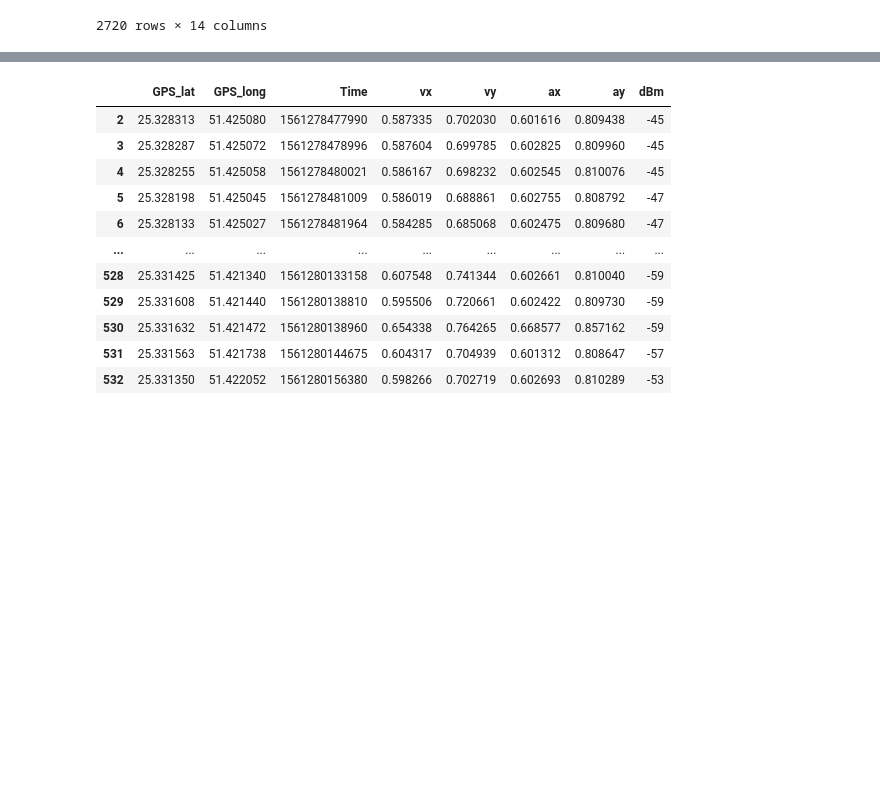
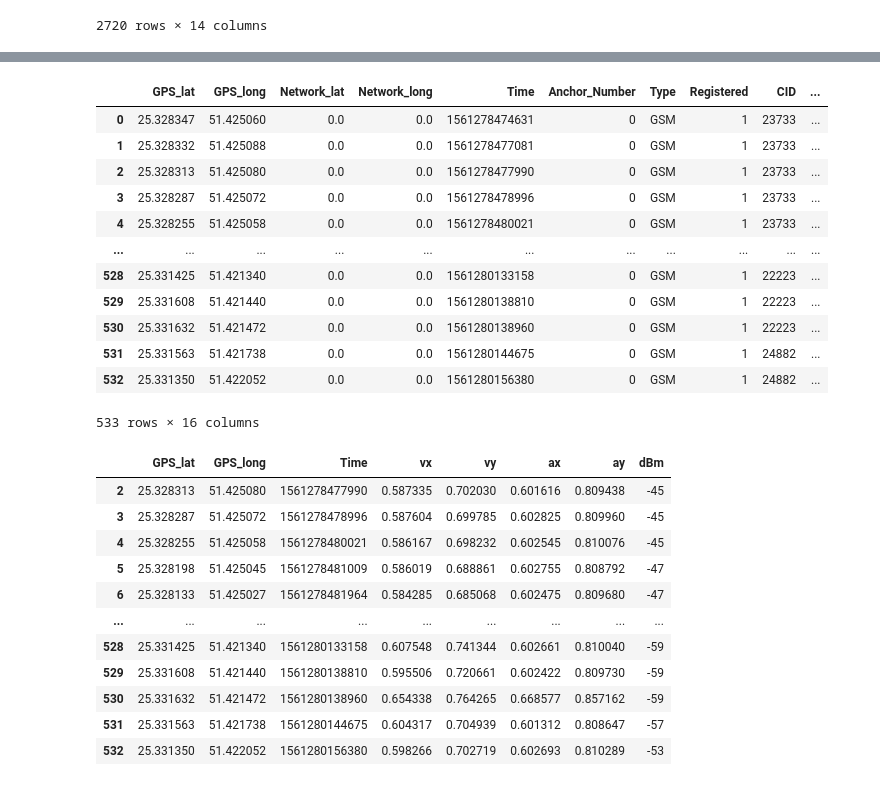
Before and after one commit to gitkeniwo/gps-spoofing-detection, a Jupyter notebook: notebooks/whelan.ipynb, the cells around one changed output, grey strips where cells are left out. Saved outputs shown, nothing was run; the diff lists cells and outputs as text; code cells hidden in the pictures; blank space fills up the shorter version.

```diff
--- a/notebooks/whelan.ipynb
+++ b/notebooks/whelan.ipynb
@@ -50,3 +57,18 @@ WHERE Time in (
 """
 
 df = ps.sqldf(stmt, locals())
+# %%
+from utils.haversine import haversine_component_distance
+
+haversine_dist_lat, haversine_dist_lon = [], []
+
+for rows in range(1, len(df)):
+    dist =  haversine_component_distance(
+        (df.loc[rows-1, 'GPS_lat'], df.loc[rows-1, 'GPS_long']),
+        (df.loc[rows, 'GPS_lat'], df.loc[rows, 'GPS_long'])
+        )
+    haversine_dist_lat.append(dist[0])
+    haversine_dist_lon.append(dist[1])
+
+pd.Series(haversine_dist_lat) / df.Time.diff().dropna().reset_index(drop=True)
+pd.Series(haversine_dist_lon) / df.Time.diff().dropna().reset_index(drop=True)
@@ -53,3 +88,26 @@ df = ps.sqldf(stmt, locals())
+# %%
+df['vx'] = pd.Series(haversine_dist_lat) / df.Time.diff().dropna().reset_index(drop=True)
+df['vy'] = pd.Series(haversine_dist_lon) / df.Time.diff().dropna().reset_index(drop=True)
+df.dropna(inplace=True)
+
+# compute acceleration
+df['ax'] = df.vx.diff() / df.Time.diff()
+df['ay'] = df.vy.diff() / df.Time.diff()
+df.dropna(inplace=True)
+# %% [output]
+|  | GPS_lat | GPS_long | Network_lat | Network_long | Time | Anchor_Number | Type | Registered | CID | ... |
+| 0 | 25.328347 | 51.425060 | 0.0 | 0.0 | 1561278474631 | 0 | GSM | 1 | 23733 | ... |
+| 1 | 25.328332 | 51.425088 | 0.0 | 0.0 | 1561278477081 | 0 | GSM | 1 | 23733 | ... |
+| 2 | 25.328313 | 51.425080 | 0.0 | 0.0 | 1561278477990 | 0 | GSM | 1 | 23733 | ... |
+| 3 | 25.328287 | 51.425072 | 0.0 | 0.0 | 1561278478996 | 0 | GSM | 1 | 23733 | ... |
+| 4 | 25.328255 | 51.425058 | 0.0 | 0.0 | 1561278480021 | 0 | GSM | 1 | 23733 | ... |
+| ... | ... | ... | ... | ... | ... | ... | ... | ... | ... | ... |
+| 528 | 25.331425 | 51.421340 | 0.0 | 0.0 | 1561280133158 | 0 | GSM | 1 | 22223 | ... |
+| 529 | 25.331608 | 51.421440 | 0.0 | 0.0 | 1561280138810 | 0 | GSM | 1 | 22223 | ... |
+| 530 | 25.331632 | 51.421472 | 0.0 | 0.0 | 1561280138960 | 0 | GSM | 1 | 22223 | ... |
+| 531 | 25.331563 | 51.421738 | 0.0 | 0.0 | 1561280144675 | 0 | GSM | 1 | 24882 | ... |
+| 532 | 25.331350 | 51.422052 | 0.0 | 0.0 | 1561280156380 | 0 | GSM | 1 | 24882 | ... |
+533 rows × 16 columns
 # %%
 from utils.preprocessing import zero_one_normalization
 
```
Also changed, not shown: parts of 6 cells of this notebook, 2 other files.
